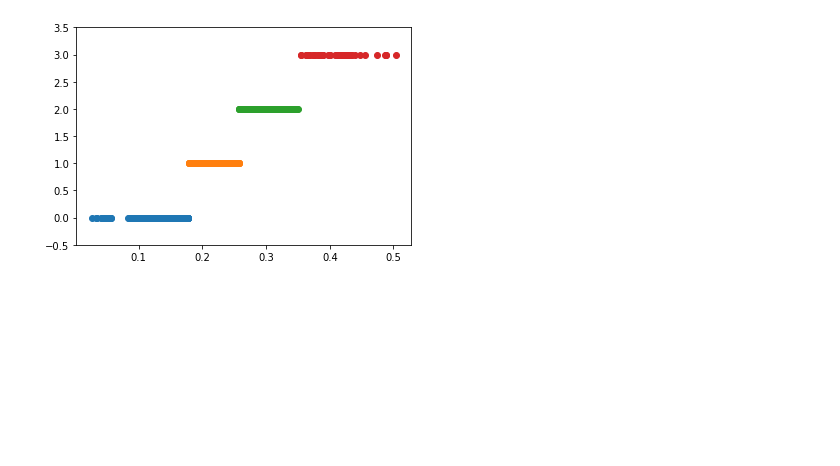
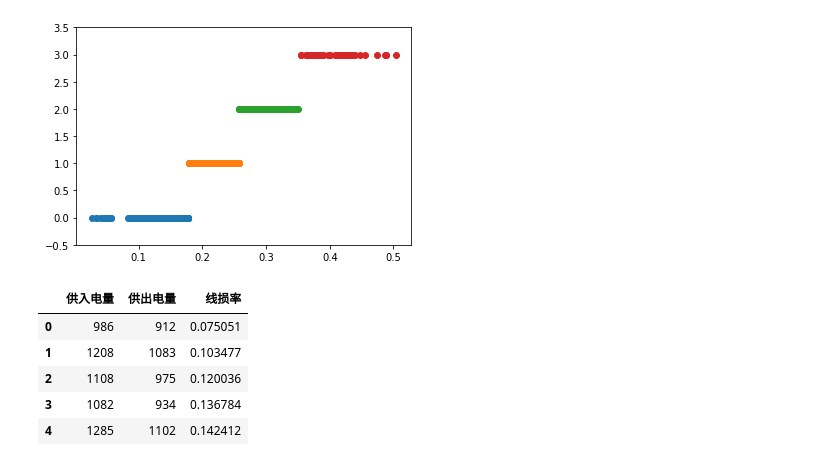
Before and after one commit to longfengpili/Python-Practice-of-Data-Analysis-and-Mining, a Jupyter notebook: chapter4.ipynb, the cells around one changed output. Saved outputs shown, nothing was run; the diff lists cells and outputs as text; code cells hidden in the pictures; blank space fills up the shorter version.

```diff
--- a/chapter4.ipynb
+++ b/chapter4.ipynb
@@ -152,3 +152,18 @@ cluster_plot(d3,4)
 [figure]
 [figure]
 [figure]
+# %%
+f = open('./原书代码数据/chapter4/demo/data/electricity_data.xls','rb')
+data = pd.read_excel(f)
+f.close()
+# %%
+data['线损率'] = 1-data['供出电量']/data['供入电量']
+# %%
+data
+# %% [output]
+|  | 供入电量 | 供出电量 | 线损率 |
+| 0 | 986 | 912 | 0.075051 |
+| 1 | 1208 | 1083 | 0.103477 |
+| 2 | 1108 | 975 | 0.120036 |
+| 3 | 1082 | 934 | 0.136784 |
+| 4 | 1285 | 1102 | 0.142412 |
```
Also changed, not shown: parts of 2 cells of this notebook.
